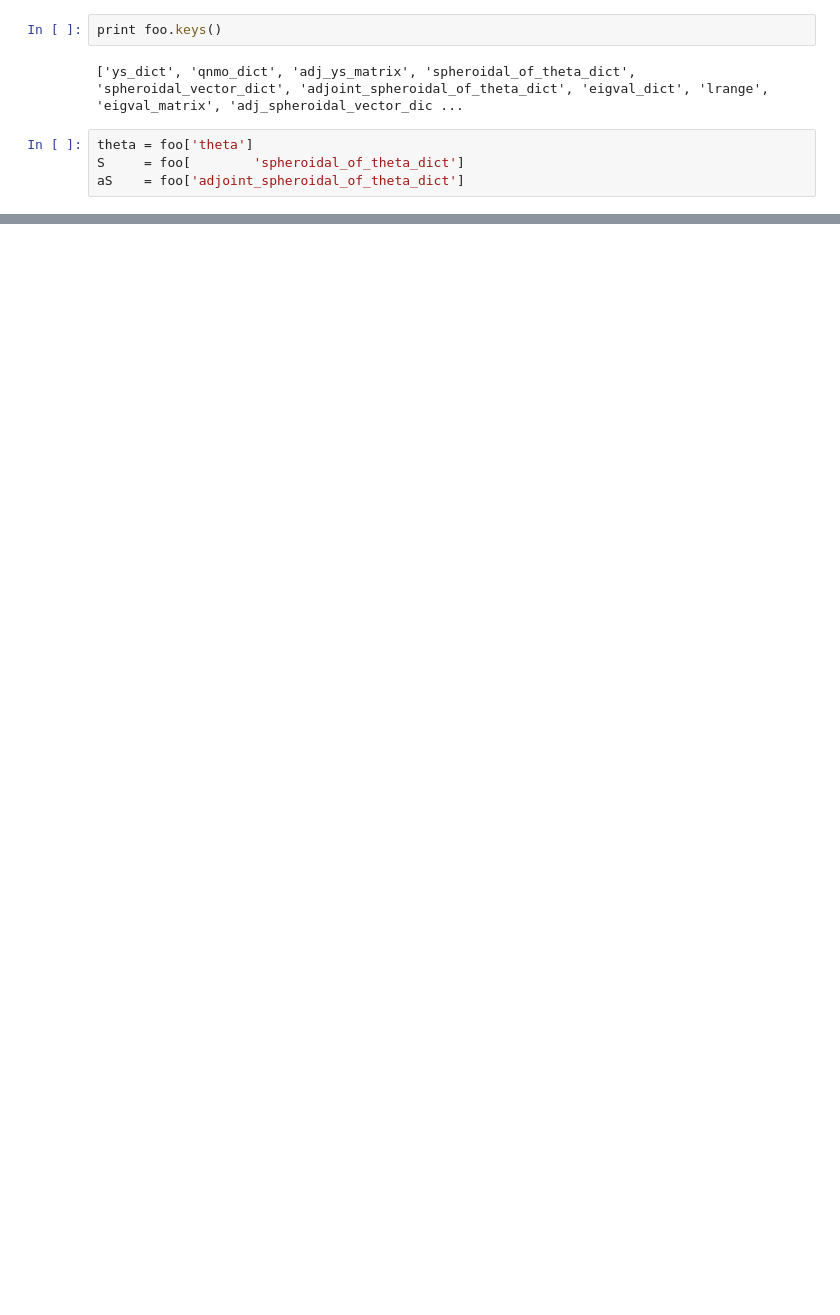
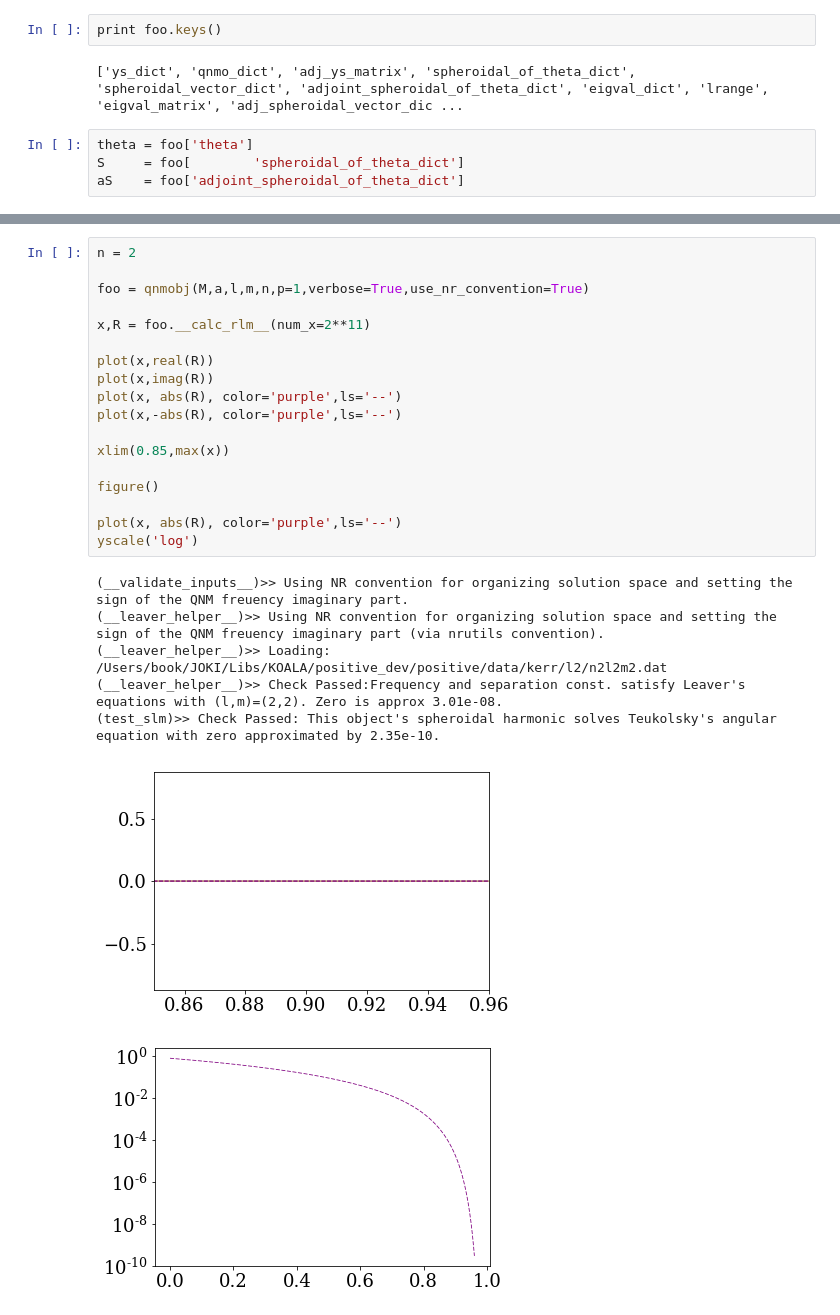
Before and after one commit to llondon6/koalas, a Jupyter notebook: examples/qnmobj_class_example.ipynb, the cells around one changed output, grey strips where cells are left out. Cells and saved outputs as stored; diff of their text form; blank space fills up the shorter version.

```diff
--- a/examples/qnmobj_class_example.ipynb
+++ b/examples/qnmobj_class_example.ipynb
@@ -227,0 +307,26 @@ for l in lrange:
+# %%
+n = 2
+
+foo = qnmobj(M,a,l,m,n,p=1,verbose=True,use_nr_convention=True)
+
+x,R = foo.__calc_rlm__(num_x=2**11)
+
+plot(x,real(R))
+plot(x,imag(R))
+plot(x, abs(R), color='purple',ls='--')
+plot(x,-abs(R), color='purple',ls='--')
+
+xlim(0.85,max(x))
+
+figure()
+
+plot(x, abs(R), color='purple',ls='--')
+yscale('log')
+# %% [output]
+(__validate_inputs__)>> Using NR convention for organizing solution space and setting the sign of the QNM freuency imaginary part.
+(__leaver_helper__)>> Using NR convention for organizing solution space and setting the sign of the QNM freuency imaginary part (via nrutils convention).
+(__leaver_helper__)>> Loading: /Users/book/JOKI/Libs/KOALA/positive_dev/positive/data/kerr/l2/n2l2m2.dat
+(__leaver_helper__)>> Check Passed:Frequency and separation const. satisfy Leaver's equations with (l,m)=(2,2). Zero is approx 3.01e-08.
+(test_slm)>> Check Passed: This object's spheroidal harmonic solves Teukolsky's angular equation with zero approximated by 2.35e-10.
+[figure, added]
+[figure, added]
```
Also changed, not shown: parts of 11 cells of this notebook, 4 other files.
